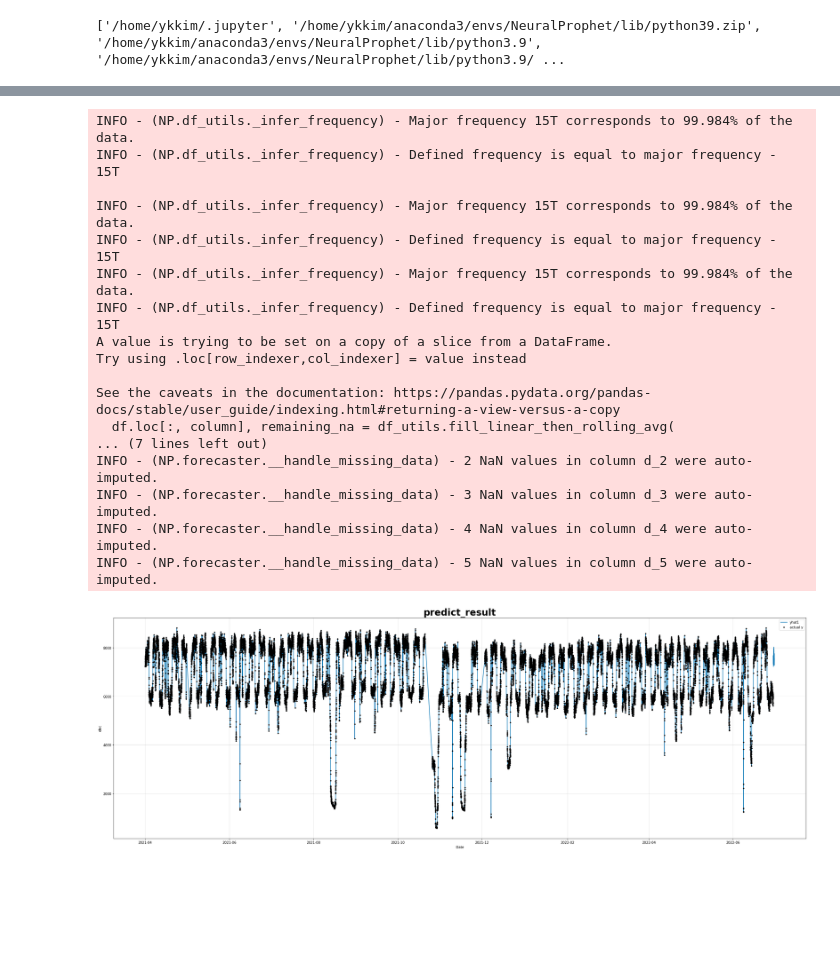
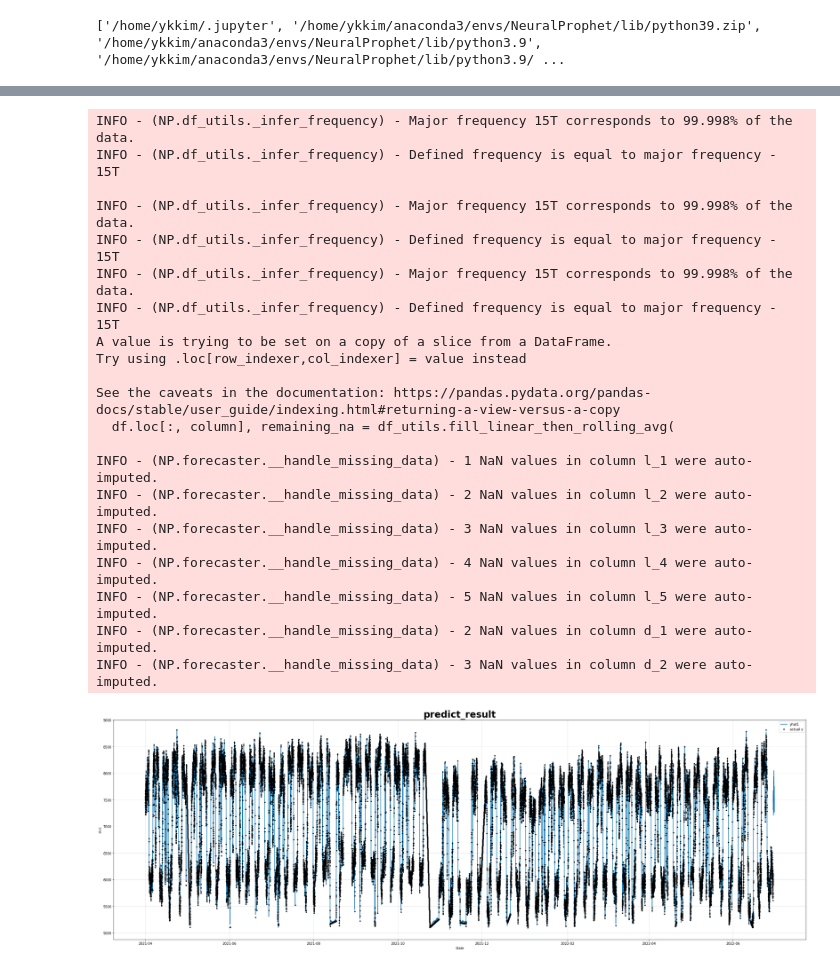
Before and after one commit to yeonkyoung/Time_Series, a Jupyter notebook: FEMS_predict/Neural_Prophet/Neural_Prophet_train2.ipynb, the cells around one changed output, grey strips where cells are left out. Cells and saved outputs as stored; diff of their text form; code cells hidden in the pictures; blank space fills up the shorter version.

```diff
--- a/FEMS_predict/Neural_Prophet/Neural_Prophet_train2.ipynb
+++ b/FEMS_predict/Neural_Prophet/Neural_Prophet_train2.ipynb
@@ -34,0 +40,12 @@ data.tail(20).to_excel('/home/ykkim/Test_data/무림페이퍼_15분사용전력_
+# %%
+#daterange
+dates = pd.date_range('2021-04-01 00:00:00', periods=43776, freq='15min')
+dates = pd.DataFrame(dates,columns=['기준시각'])
+
+#leftjoin
+datas=pd.merge(dates,data,how='left',on='기준시각')
+
+print(datas.isna().sum(), datas['직전 15분 사용전력'].min(),datas['직전 15분 사용전력'].max(),datas['직전 15분 사용전력'].median())
+
+datas
+datas.info()
@@ -34,0 +77,16 @@ data.tail(20).to_excel('/home/ykkim/Test_data/무림페이퍼_15분사용전력_
+# %%
+# 5100 이하값들은 이전 값들로 대체
+import numpy as np
+datas.loc[(datas['직전 15분 사용전력'] <= 5100),'직전 15분 사용전력']= np.nan
+datas.isna().sum()
+
+# 선형 보간(linear) : 이상치,5100이하 na값 후
+from scipy import interpolate
+datas['직전 15분 사용전력']=datas['직전 15분 사용전력'].interpolate()
+
+#보간후
+plt.figure(figsize=(30,10))
+kws = dict(marker='o')
+plt.plot(datas['기준시각'],datas['직전 15분 사용전력'], **kws)
+plt.legend()
+plt.show()
@@ -76,4 +134,4 @@ NP.gen_feature_diff(data,'직전 15분 사용전력','d_5',5)
 # %%
 # train_test split
-df_train,df_test=NP.train_test_split(data,Time_name='기준시각',train_cut_date='2022-06-30',val_cut_date='2022-06-30',end_time='2022-06-30 23:45:00',want_val='N')  #validation set은 추후에 분리
+df_train,df_test=NP.train_test_split(datas,Time_name='기준시각',train_cut_date='2022-06-30',val_cut_date='2022-06-30',end_time='2022-06-30 23:45:00',want_val='N')  #validation set은 추후에 분리
 # %% [output]
@@ -81,5 +139,5 @@ train_df= 2021-04-01 00:00:00 ~ 2022-06-29 23:45:00 , 42670
 test_df= 2022-06-30 00:00:00 ~ 2022-06-30 23:45:00 , 96
 # %%
 #모델 학습
-model, metrics= NP.NP_model(df_train,df_test,Time_name='기준시각',Y_name='직전 15분 사용전력',num_futureregressor=10,val_p=0.1)   # pip install livelossplot
+model, metrics= NP.NP_model(df_train,df_test,Time_name='기준시각',Y_name='직전 15분 사용전력',num_futureregressor=7,val_p=0.1)   # pip install livelossplot
 # %% [output]
@@ -106,22 +151,25 @@ MAE(val):  0.2776077158185115
 # %%
 #train 후 예측
-forecast=NP.NP_model_predict(df_train,model,num_futureregressor=10,predict_period=96)
+forecast=NP.NP_model_predict(df_train,model,num_futureregressor=7,predict_period=96) #하루치 예측
 # %% [output]
-INFO - (NP.df_utils._infer_frequency) - Major frequency 15T corresponds to 99.984% of the data.
+INFO - (NP.df_utils._infer_frequency) - Major frequency 15T corresponds to 99.998% of the data.
 INFO - (NP.df_utils._infer_frequency) - Defined frequency is equal to major frequency - 15T
 
-INFO - (NP.df_utils._infer_frequency) - Major frequency 15T corresponds to 99.984% of the data.
+INFO - (NP.df_utils._infer_frequency) - Major frequency 15T corresponds to 99.998% of the data.
 INFO - (NP.df_utils._infer_frequency) - Defined frequency is equal to major frequency - 15T
-INFO - (NP.df_utils._infer_frequency) - Major frequency 15T corresponds to 99.984% of the data.
+INFO - (NP.df_utils._infer_frequency) - Major frequency 15T corresponds to 99.998% of the data.
 INFO - (NP.df_utils._infer_frequency) - Defined frequency is equal to major frequency - 15T
 A value is trying to be set on a copy of a slice from a DataFrame.
 Try using .loc[row_indexer,col_indexer] = value instead
 
 See the caveats in the documentation: https://pandas.pydata.org/pandas-docs/stable/user_guide/indexing.html#returning-a-view-versus-a-copy
   df.loc[:, column], remaining_na = df_utils.fill_linear_then_rolling_avg(
-... (7 lines left out)
-INFO - (NP.forecaster.__handle_missing_data) - 2 NaN values in column d_2 were auto-imputed.
-INFO - (NP.forecaster.__handle_missing_data) - 3 NaN values in column d_3 were auto-imputed.
-INFO - (NP.forecaster.__handle_missing_data) - 4 NaN values in column d_4 were auto-imputed.
-INFO - (NP.forecaster.__handle_missing_data) - 5 NaN values in column d_5 were auto-imputed.
+
+INFO - (NP.forecaster.__handle_missing_data) - 1 NaN values in column l_1 were auto-imputed.
+INFO - (NP.forecaster.__handle_missing_data) - 2 NaN values in column l_2 were auto-imputed.
+INFO - (NP.forecaster.__handle_missing_data) - 3 NaN values in column l_3 were auto-imputed.
+INFO - (NP.forecaster.__handle_missing_data) - 4 NaN values in column l_4 were auto-imputed.
+INFO - (NP.forecaster.__handle_missing_data) - 5 NaN values in column l_5 were auto-imputed.
+INFO - (NP.forecaster.__handle_missing_data) - 2 NaN values in column d_1 were auto-imputed.
+INFO - (NP.forecaster.__handle_missing_data) - 3 NaN values in column d_2 were auto-imputed.
-[figure, old version]
+[figure, new version]
```
Also changed, not shown: parts of 16 cells of this notebook, 14 other files.
